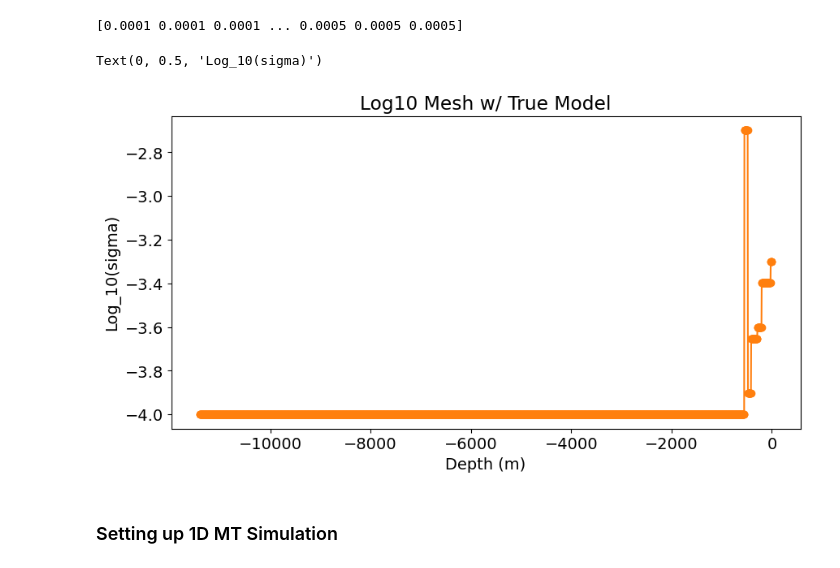
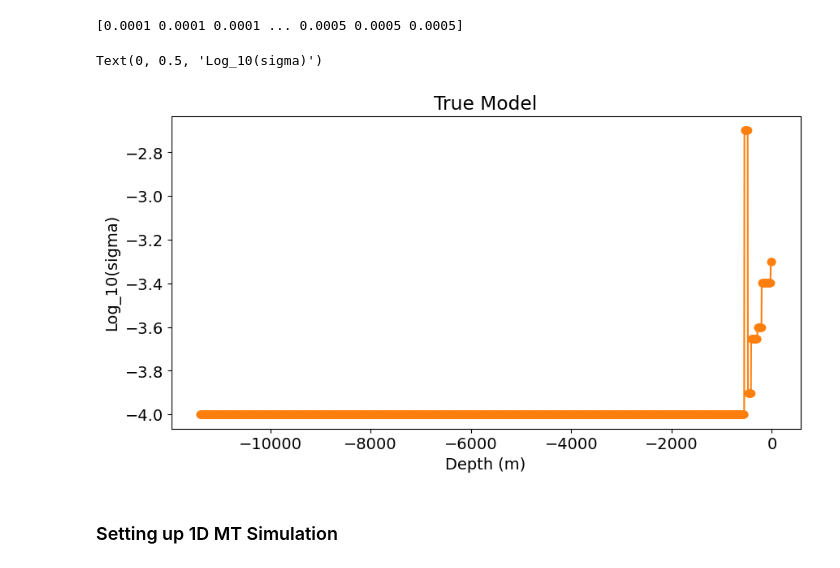
Before and after one commit to e-hdz130504/EOSC454-Inversion-Project-2026, a Jupyter notebook: Forward_and_TestInversion.ipynb, the cells around one changed output. Drawn from its saved outputs; the diff is of its cells as text; code cells hidden in the pictures.

```diff
--- a/Forward_and_TestInversion.ipynb
+++ b/Forward_and_TestInversion.ipynb
@@ -151,13 +151,13 @@ print(model)
 # %%
 #Plotting Mesh with True Model
 fig, ax = plt.subplots(1,1, figsize = (10,5))
 mesh.plot_image(np.log10(model), ax = ax)
-ax.set_title('Log10 Mesh w/ True Model')
+ax.set_title('True Model')
 ax.set_xlabel('Depth (m)')
 ax.set_ylabel('Log_10(sigma)')
 # %% [output]
 Text(0, 0.5, 'Log_10(sigma)')
-[figure, old version]
+[figure, new version]
 # %% [markdown]
 ### Setting up 1D MT Simulation
 # %%
```
Also changed, not shown: parts of 3 cells of this notebook.
